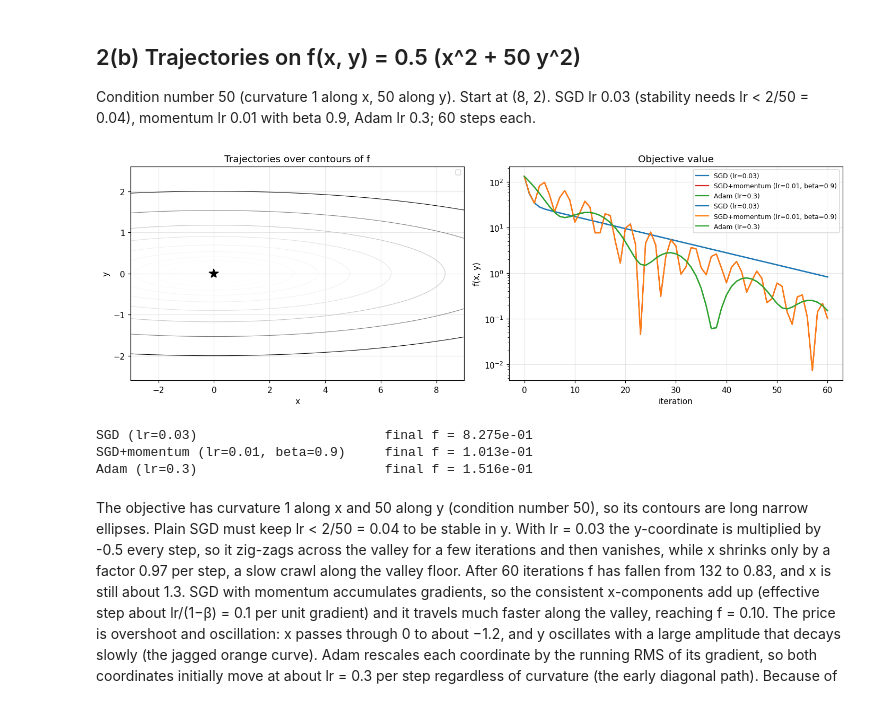
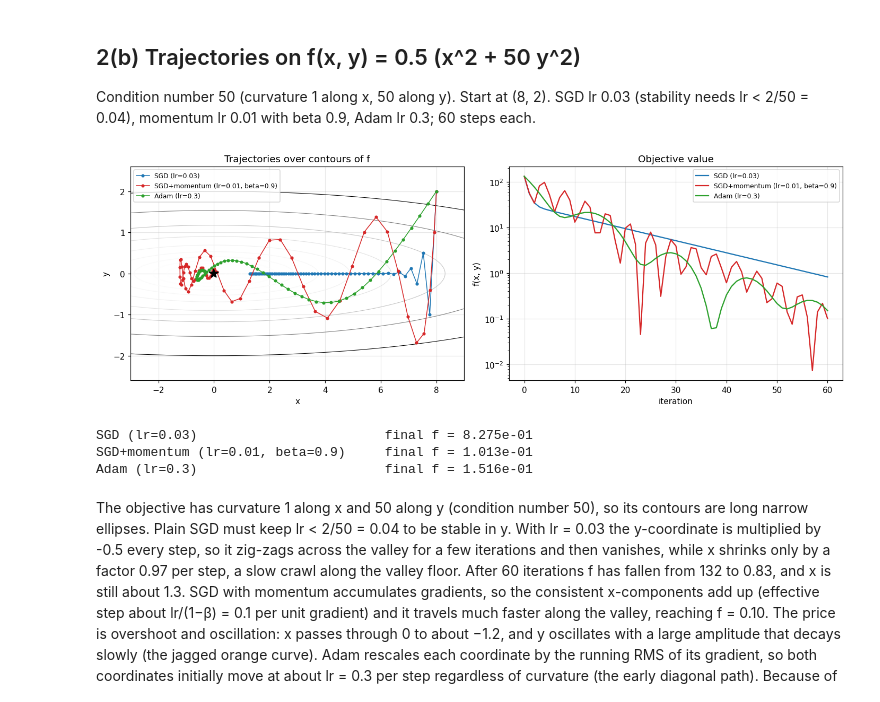
Before and after one commit to Sanugiw/EN4554-Assignment-2-on-CNNs, a Jupyter notebook: 220700T_a02.ipynb, the cells around one changed output. Saved outputs shown, nothing was run; the diff lists cells and outputs as text; code cells hidden in the pictures.

```diff
--- a/220700T_a02.ipynb
+++ b/220700T_a02.ipynb
@@ -467,38 +467,41 @@ def trajectory(opt_cls, steps=60, start=(8., 2.), **kw):
     for _ in range(steps):
         opt.zero_grad()
         f(p[0], p[1]).backward()
         opt.step()
         path.append(p.detach().clone())
     return torch.stack(path).numpy()
 
 paths = {'SGD (lr=0.03)': trajectory(MySGD, lr=0.03),
          'SGD+momentum (lr=0.01, beta=0.9)': trajectory(MySGD, lr=0.01, momentum=0.9),
          'Adam (lr=0.3)': trajectory(MyAdam, lr=0.3)}
 
 xg, yg = np.meshgrid(np.linspace(-3, 9, 400), np.linspace(-2.6, 2.6, 400))
+cols = ['C0', 'C3', 'C2']
+
 fig, ax = plt.subplots(1, 2, figsize=(13, 4.6))
 
 ax[0].contour(xg, yg, f(xg, yg), levels=np.logspace(-1, 2, 14), cmap='Greys', linewidths=.7)
 
-for (k, P), c in zip(paths.items(), ['C0', 'C3', 'C2']):
-  ax[1].semilogy(f(P[:, 0], P[:, 1]) + 1e-12, color=c, label=k)
+for (k, P), c in zip(paths.items(), cols):
+    ax[0].plot(P[:, 0], P[:, 1], 'o-', ms=3, lw=1, color=c, label=k)
 
 ax[0].plot(0, 0, 'k*', ms=12)
 ax[0].set(xlabel='x', ylabel='y', title='Trajectories over contours of f')
 ax[0].legend(fontsize=8)
 
-for k, P in paths.items():
-  ax[1].semilogy(f(P[:, 0], P[:, 1]) + 1e-12, label=k)
+for (k, P), c in zip(paths.items(), cols):
+    ax[1].semilogy(f(P[:, 0], P[:, 1]) + 1e-12, color=c, label=k)
 
 ax[1].set(xlabel='iteration', ylabel='f(x, y)', title='Objective value')
 ax[1].legend(fontsize=8)
+
 plt.tight_layout()
 plt.show()
 
 for k, P in paths.items():
   print(f'{k:36s} final f = {f(P[-1,0], P[-1,1]):.3e}')
 # %% [output]
-[figure, old version]
+[figure, new version]
 SGD (lr=0.03)                        final f = 8.275e-01
 SGD+momentum (lr=0.01, beta=0.9)     final f = 1.013e-01
 Adam (lr=0.3)                        final f = 1.516e-01
```
Also changed, not shown: parts of 1 cell of this notebook.
